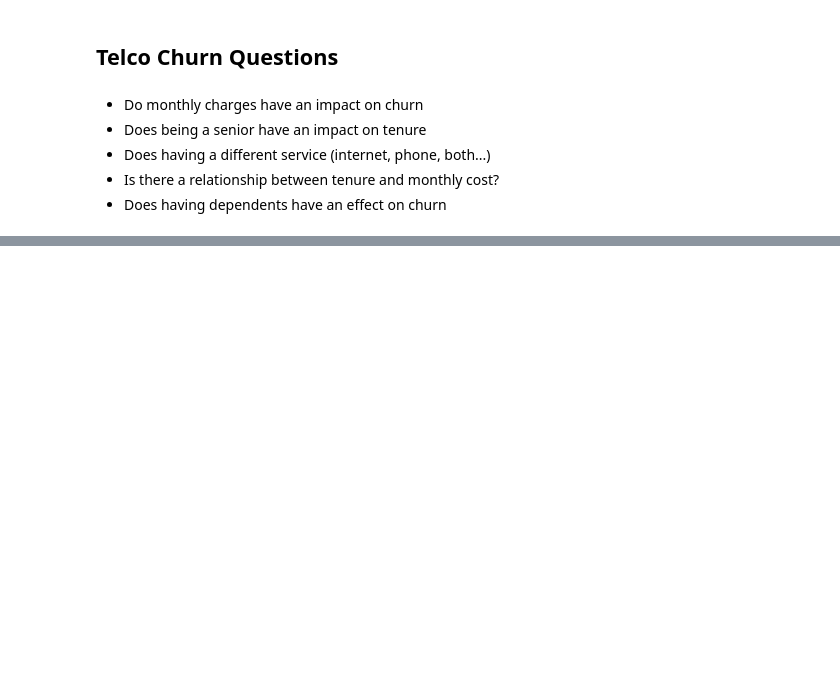
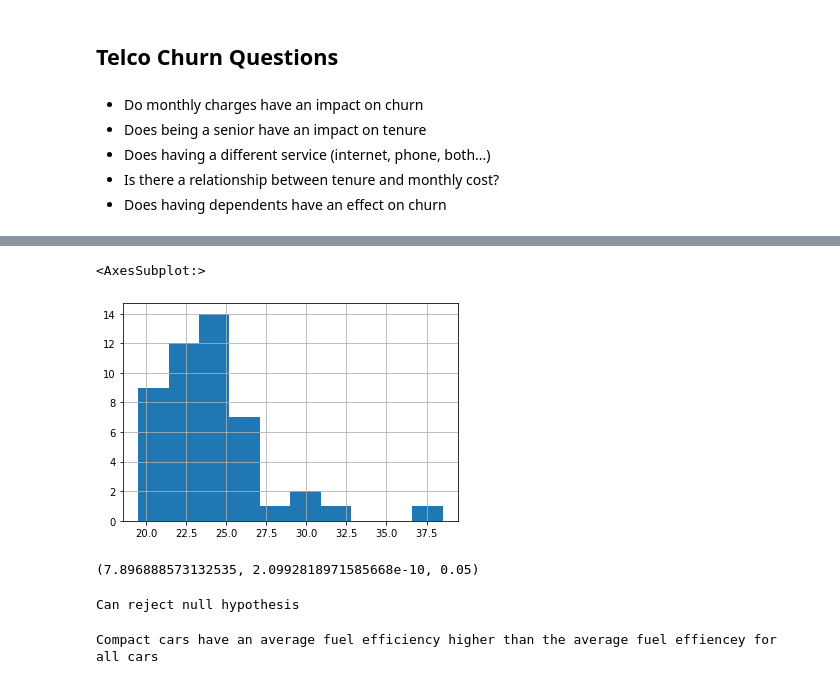
Before and after one commit to HeatherOrtegaMcMillan/statistics-exercises, a Jupyter notebook: hypothesis_testing.ipynb, the cells around one changed output, grey strips where cells are left out. Cells and saved outputs as stored; diff of their text form; code cells hidden in the pictures; blank space fills up the shorter version.

Commit message:
update hypothesis testing notebook with t test exercises

```diff
--- a/hypothesis_testing.ipynb
+++ b/hypothesis_testing.ipynb
@@ -92,0 +267,7 @@ Type 2 Error (False Negative) = The data suggests that the tv ad has NO impact o
+# %%
+compact_cars = df[df['class'] == 'compact'].fuel_efficiency
+# %%
+compact_cars.hist()
+# %% [output]
+<AxesSubplot:>
+[figure, added]
@@ -92,0 +278,19 @@ Type 2 Error (False Negative) = The data suggests that the tv ad has NO impact o
+# %%
+t, p = stats.ttest_1samp(compact_cars, overall_mean)
+t, p/2, alpha
+# %% [output]
+(7.896888573132535, 2.0992818971585668e-10, 0.05)
+# %%
+if p/2 > alpha:
+    print('Cannot reject null hypothesis')
+if p/2 < alpha:
+    print('Can reject null hypothesis')
+# %% [output]
+Can reject null hypothesis
+# %%
+if t > 0:
+    print('Compact cars have an average fuel efficiency higher than the average fuel effiencey for all cars')
+if t < 0:
+    print('Compact cars have an average fuel efficiency lower than the average fuel effiencey for all cars')
+# %% [output]
+Compact cars have an average fuel efficiency higher than the average fuel effiencey for all cars
```
Also changed, not shown: parts of 30 cells of this notebook.
